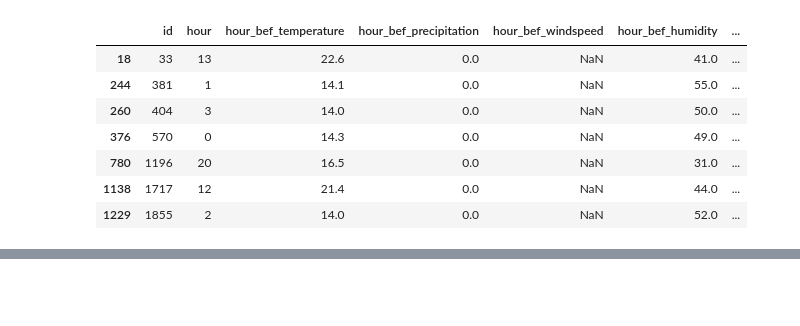
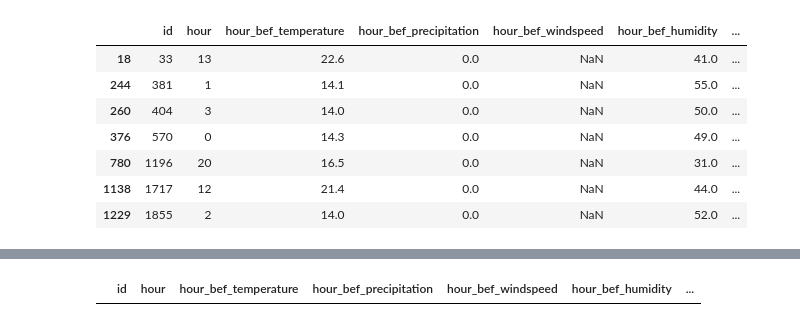
Before and after one commit to yejin-park/MachineLearning, a Jupyter notebook: 따릉이전처리_review.ipynb, the cells around one changed output, grey strips where cells are left out. Saved outputs shown, nothing was run; the diff lists cells and outputs as text; code cells hidden in the pictures; blank space fills up the shorter version.

```diff
--- a/따릉이전처리_review.ipynb
+++ b/따릉이전처리_review.ipynb
@@ -358,4 +378,9 @@ train[train['hour_bef_windspeed'].isna()]
 # %%
-train['hour_bef_windspeed'].fillna(18: , 244: , 260:, 376:, 780:, 1138:, 1229:}, inplace = True)
+train['hour_bef_windspeed'].fillna({18:3.281356 , 244:1.836667 , 260:1.620000, 376:2.182850, 780:3.278333, 1138:2.766667, 1229:1.633333}, inplace = True)
 # fillna 안에 들어가는 숫자는 풍속이 null값인 행열를 나타내니까 temperature 의 값과는 다르지!
-# inplace = Treu 안하면 위 코드는 그냥 보여주기만 하고 저장되는 건 아님
+# inplace = True 안하면 위 코드는 그냥 보여주기만 하고 저장되는 건 아님
+# %%
+## 결측치 재확인
+train[train['hour_bef_windspeed'].isna()]
+# %% [output]
+|  | id | hour | hour_bef_temperature | hour_bef_precipitation | hour_bef_windspeed | hour_bef_humidity | ... |
```
Also changed, not shown: parts of 9 cells of this notebook.
